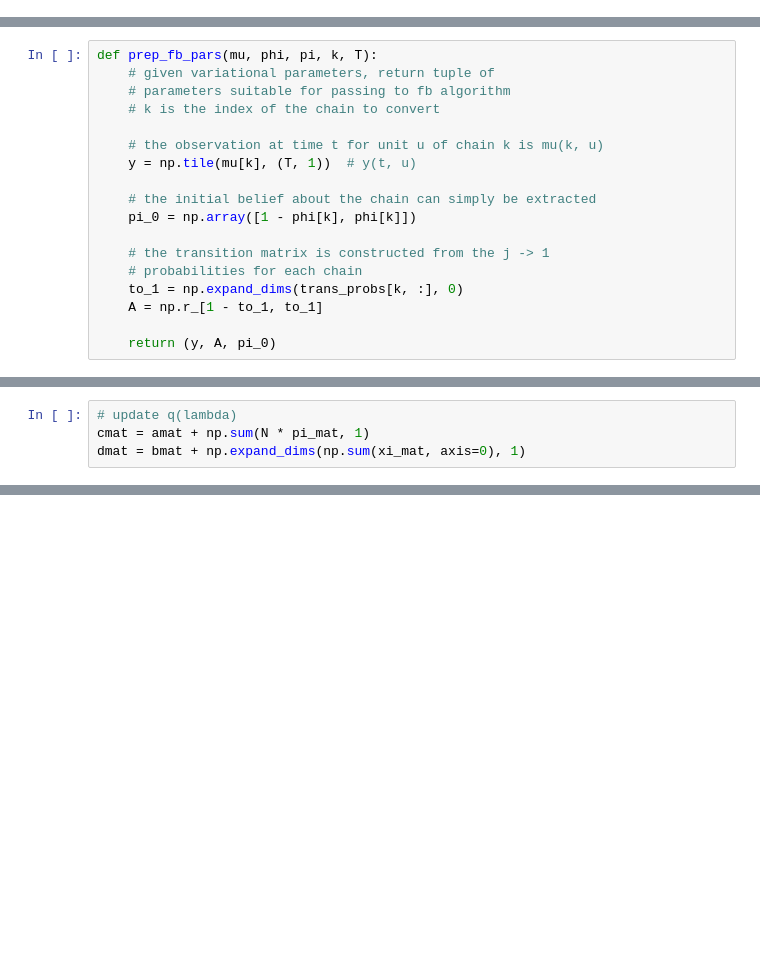
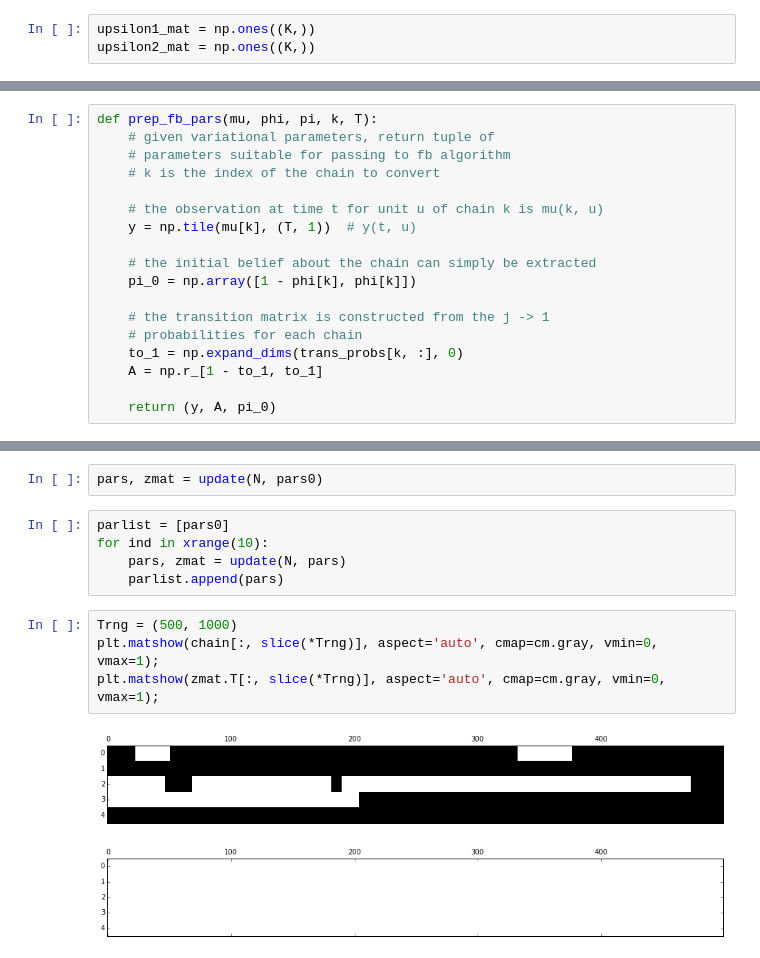
Before and after one commit to pearsonlab/spiketopics, a Jupyter notebook: model_2_scratch.ipynb, the cells around one changed output, grey strips where cells are left out. Cells and saved outputs as stored; diff of their text form; blank space fills up the shorter version.

```diff
--- a/model_2_scratch.ipynb
+++ b/model_2_scratch.ipynb
@@ -90,3 +88,6 @@ beta_mat = np.r_[10 * np.ones((1, K)), np.ones((1, K))]
+# %%
+upsilon1_mat = np.ones((K,))
+upsilon2_mat = np.ones((K,))
 # %%
 xx = np.linspace(0, 1, 1000)
 plt.plot(xx, stats.beta.pdf(xx, 1, 10));
@@ -277,4 +258,0 @@ for k in xrange(K):
-# %%
-# update q(lambda)
-cmat = amat + np.sum(N * pi_mat, 1)
-dmat = bmat + np.expand_dims(np.sum(xi_mat, axis=0), 1)
@@ -315,0 +321,14 @@ dmat = bmat + np.expand_dims(np.sum(xi_mat, axis=0), 1)
+# %%
+pars, zmat = update(N, pars0)
+# %%
+parlist = [pars0]
+for ind in xrange(10):
+    pars, zmat = update(N, pars)
+    parlist.append(pars)
+# %%
+Trng = (500, 1000)
+plt.matshow(chain[:, slice(*Trng)], aspect='auto', cmap=cm.gray, vmin=0, vmax=1);
+plt.matshow(zmat.T[:, slice(*Trng)], aspect='auto', cmap=cm.gray, vmin=0, vmax=1);
+# %% [output]
+[figure, added]
+[figure, added]
```
Also changed, not shown: parts of 9 cells of this notebook.
